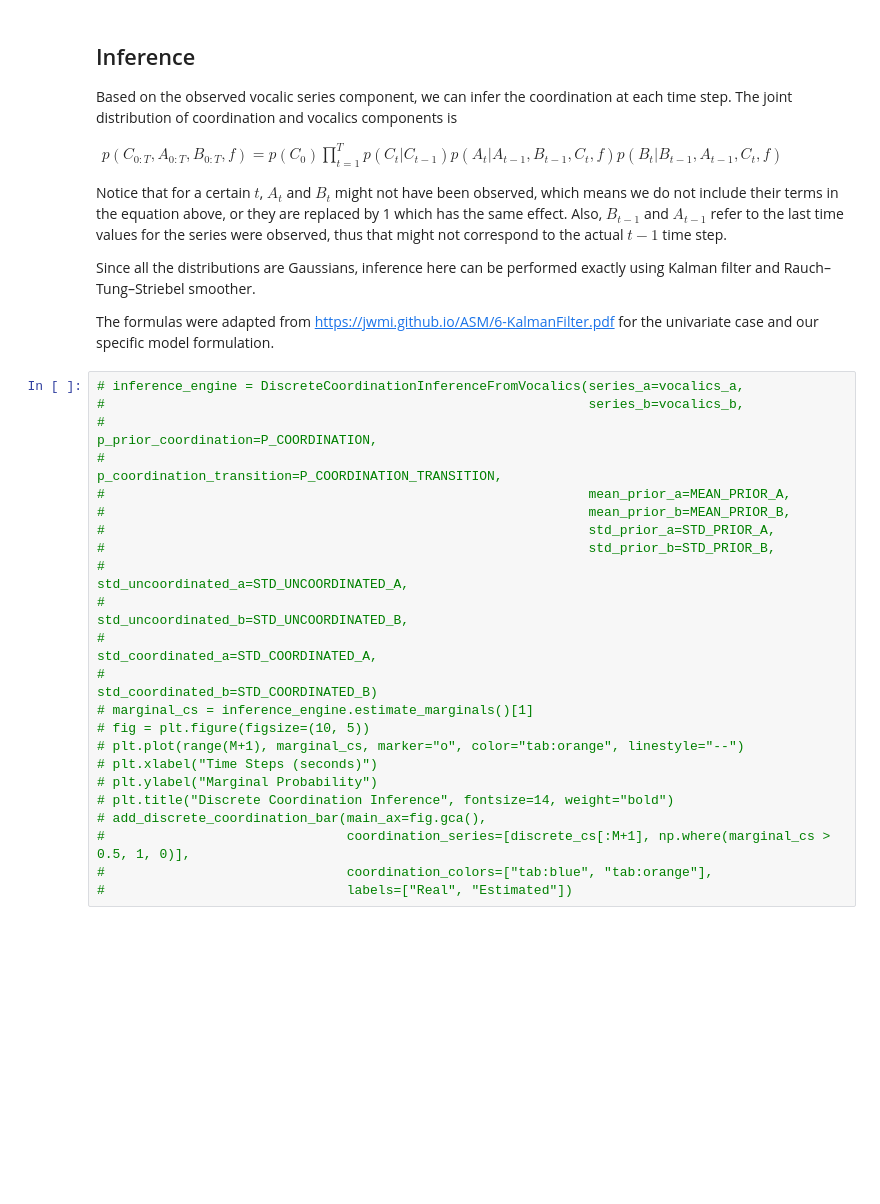
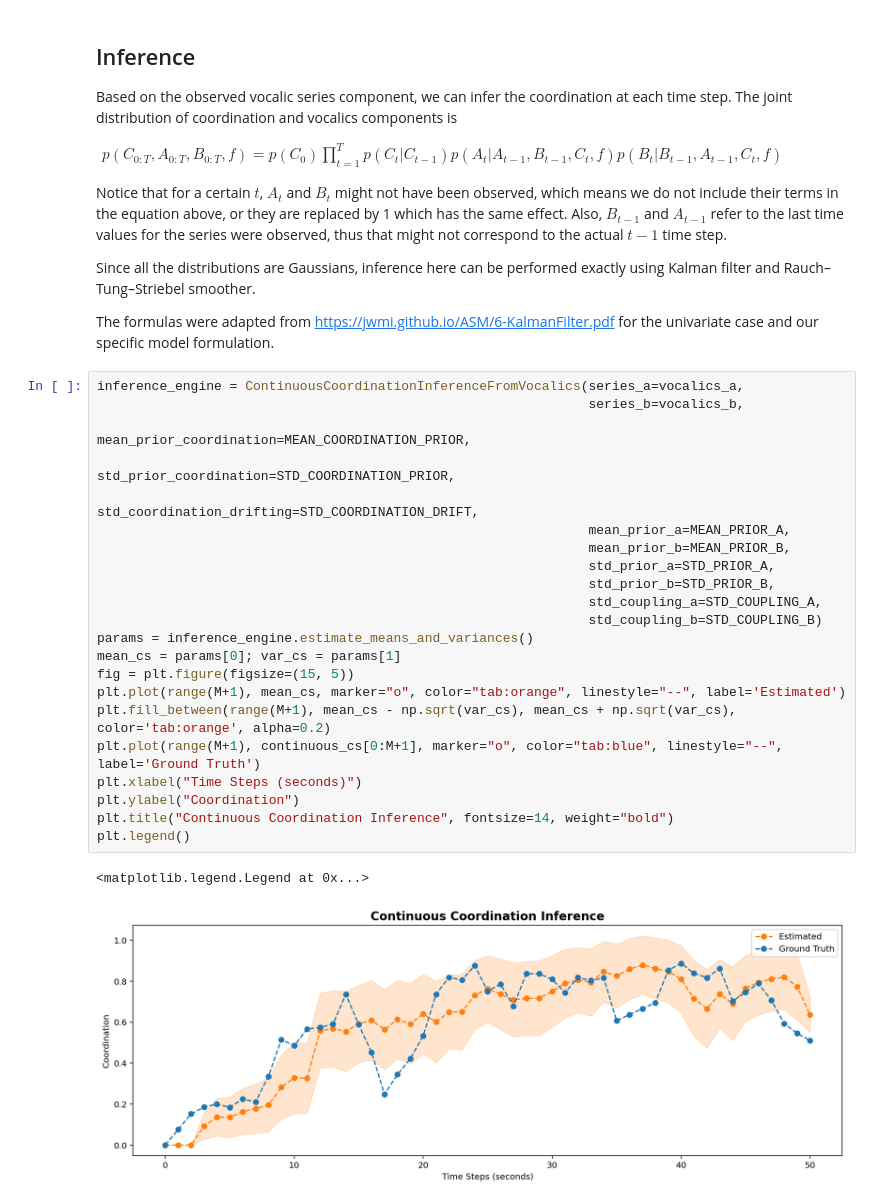
Before and after one commit to paulosoaresua/tomcat-coordination_analysis, a Jupyter notebook: notebooks/Coordination Model - Vocalics Component (Soft Coupling).ipynb, the cells around one changed output. Saved outputs shown, nothing was run; the diff lists cells and outputs as text; blank space fills up the shorter version.

Commit message:
Fixing continuous inference

```diff
--- a/notebooks/Coordination Model - Vocalics Component (Soft Coupling).ipynb
+++ b/notebooks/Coordination Model - Vocalics Component (Soft Coupling).ipynb
@@ -120,25 +142,27 @@ Since all the distributions are Gaussians, inference here can be performed exact
 
 The formulas were adapted from https://jwmi.github.io/ASM/6-KalmanFilter.pdf for the univariate case and our specific model formulation.
 # %%
-# inference_engine = DiscreteCoordinationInferenceFromVocalics(series_a=vocalics_a,
-#                                                              series_b=vocalics_b,
-#                                                              p_prior_coordination=P_COORDINATION,
-#                                                              p_coordination_transition=P_COORDINATION_TRANSITION,
-#                                                              mean_prior_a=MEAN_PRIOR_A,
-#                                                              mean_prior_b=MEAN_PRIOR_B,
-#                                                              std_prior_a=STD_PRIOR_A,
-#                                                              std_prior_b=STD_PRIOR_B,
-#                                                              std_uncoordinated_a=STD_UNCOORDINATED_A,
-#                                                              std_uncoordinated_b=STD_UNCOORDINATED_B,
-#                                                              std_coordinated_a=STD_COORDINATED_A,
-#                                                              std_coordinated_b=STD_COORDINATED_B)
-# marginal_cs = inference_engine.estimate_marginals()[1]
-# fig = plt.figure(figsize=(10, 5))
-# plt.plot(range(M+1), marginal_cs, marker="o", color="tab:orange", linestyle="--")
-# plt.xlabel("Time Steps (seconds)")
-# plt.ylabel("Marginal Probability")
-# plt.title("Discrete Coordination Inference", fontsize=14, weight="bold")
-# add_discrete_coordination_bar(main_ax=fig.gca(),
-#                               coordination_series=[discrete_cs[:M+1], np.where(marginal_cs > 0.5, 1, 0)],
-#                               coordination_colors=["tab:blue", "tab:orange"],
-#                               labels=["Real", "Estimated"])
+inference_engine = ContinuousCoordinationInferenceFromVocalics(series_a=vocalics_a,
+                                                               series_b=vocalics_b,
+                                                               mean_prior_coordination=MEAN_COORDINATION_PRIOR,
+                                                               std_prior_coordination=STD_COORDINATION_PRIOR,
+                                                               std_coordination_drifting=STD_COORDINATION_DRIFT,
+                                                               mean_prior_a=MEAN_PRIOR_A,
+                                                               mean_prior_b=MEAN_PRIOR_B,
+                                                               std_prior_a=STD_PRIOR_A,
+                                                               std_prior_b=STD_PRIOR_B,
+                                                               std_coupling_a=STD_COUPLING_A,
+                                                               std_coupling_b=STD_COUPLING_B)
+params = inference_engine.estimate_means_and_variances()
+mean_cs = params[0]; var_cs = params[1]
+fig = plt.figure(figsize=(15, 5))
+plt.plot(range(M+1), mean_cs, marker="o", color="tab:orange", linestyle="--", label='Estimated')
+plt.fill_between(range(M+1), mean_cs - np.sqrt(var_cs), mean_cs + np.sqrt(var_cs), color='tab:orange', alpha=0.2)
+plt.plot(range(M+1), continuous_cs[0:M+1], marker="o", color="tab:blue", linestyle="--", label='Ground Truth')
+plt.xlabel("Time Steps (seconds)")
+plt.ylabel("Coordination")
+plt.title("Continuous Coordination Inference", fontsize=14, weight="bold")
+plt.legend()
+# %% [output]
+<matplotlib.legend.Legend at 0x...>
+[figure, added]
```
Also changed, not shown: parts of 5 cells of this notebook, 5 other files.
